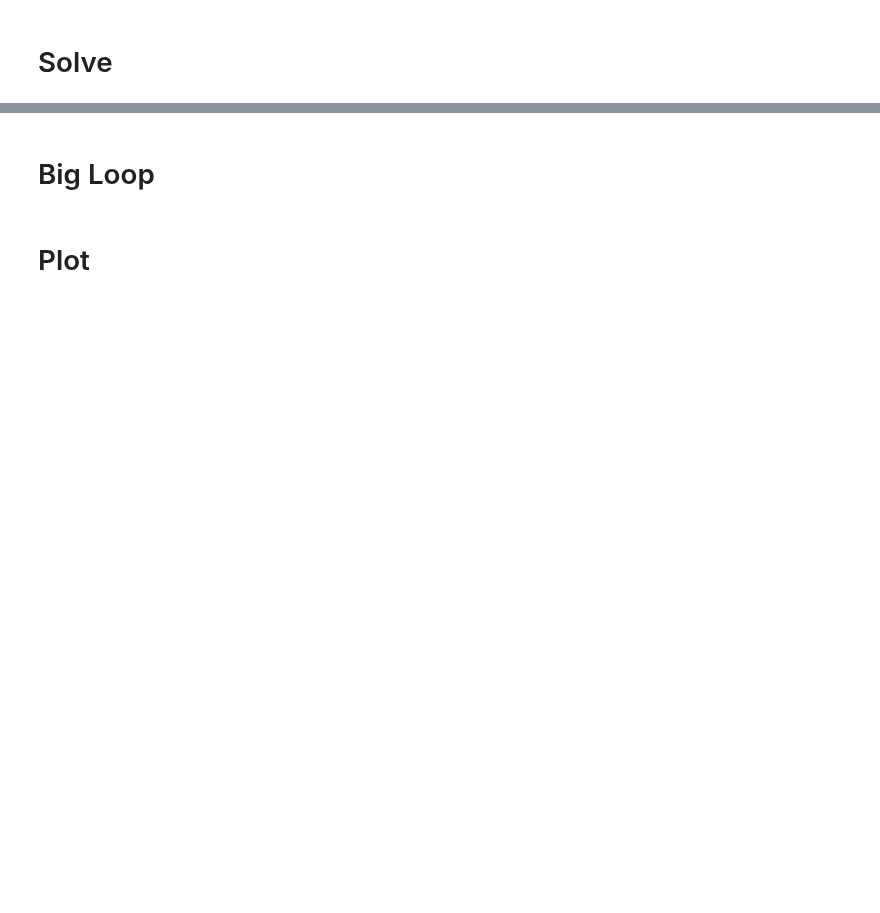
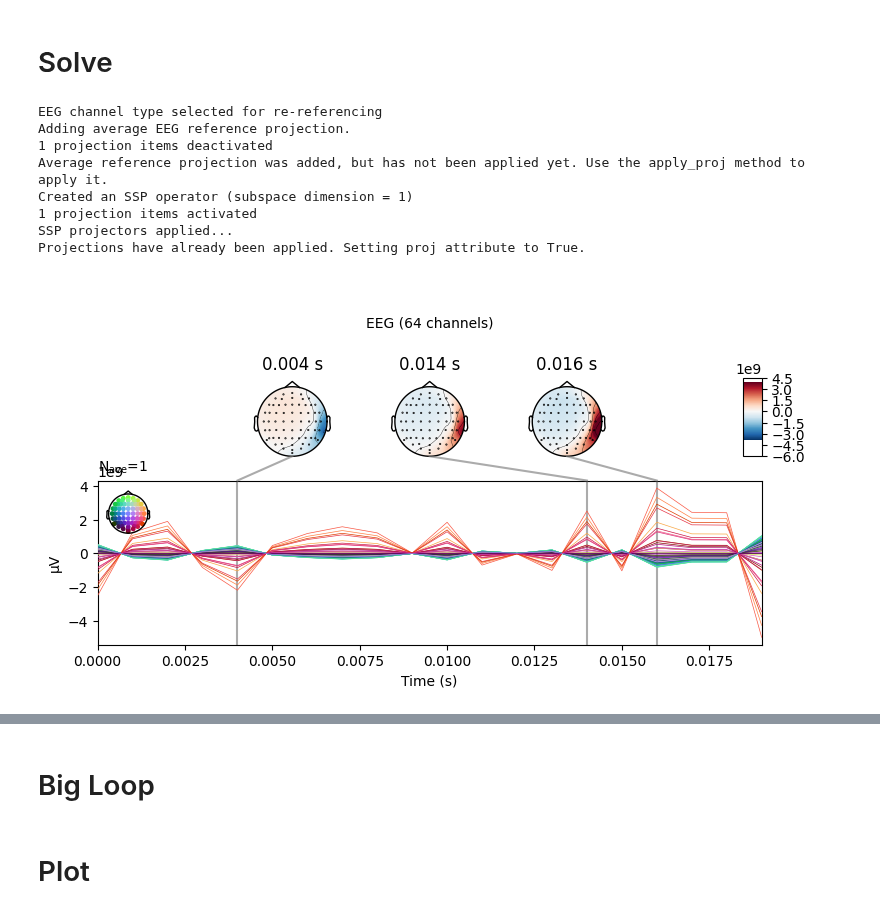
Before and after one commit to LukeTheHecker/invert, a Jupyter notebook: dev/evaluate.ipynb, the cells around one changed output, grey strips where cells are left out. Saved outputs shown, nothing was run; the diff lists cells and outputs as text; code cells hidden in the pictures; blank space fills up the shorter version.

```diff
--- a/dev/evaluate.ipynb
+++ b/dev/evaluate.ipynb
@@ -74,2 +71,35 @@ No projector specified for this dataset. Please consider the method self.add_pro
 # %% [markdown]
 # Solve
+# %%
+# weird source patterns
+y = np.zeros(n_dipoles)
+n_sources = 1
+n_steps = 20  # n
+for _ in range(n_sources):
+    init = np.random.randint(0, n_dipoles, 1)[0]
+    last_idx = init
+    y[init] = 1
+    adj = mne.spatial_src_adjacency(fwd['src'], verbose=0).toarray()
+    np.fill_diagonal(adj, 0)
+    for i in range(n_steps):
+
+        neighbors = np.where(adj[last_idx]==1)[0]
+        last_idx = np.random.choice(neighbors, 1)[0]
+        y[last_idx] = 1
+# y = np.diag(y) @ np.random.randn(n_dipoles, 20)
+y = np.diag(y) @ np.tile(np.random.randn(20), (n_dipoles,1))
+stc.data = y
+stc.plot(**pp)
+
+evoked = mne.EvokedArray(leadfield @ y, info, tmin=tmin).set_eeg_reference("average", projection=True).apply_proj()
+evoked.plot_joint()
+# %% [output]
+EEG channel type selected for re-referencing
+Adding average EEG reference projection.
+1 projection items deactivated
+Average reference projection was added, but has not been applied yet. Use the apply_proj method to apply it.
+Created an SSP operator (subspace dimension = 1)
+1 projection items activated
+SSP projectors applied...
+Projections have already been applied. Setting proj attribute to True.
+[figure, added]
```
Also changed, not shown: parts of 9 cells of this notebook, 5 other files.
